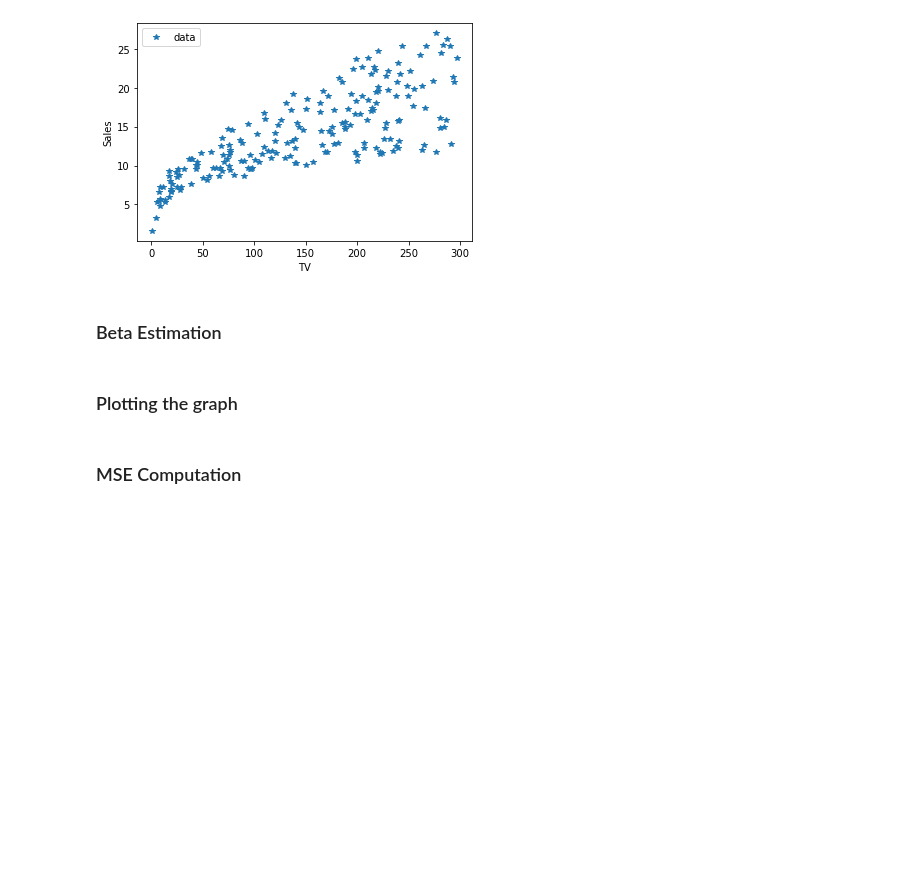
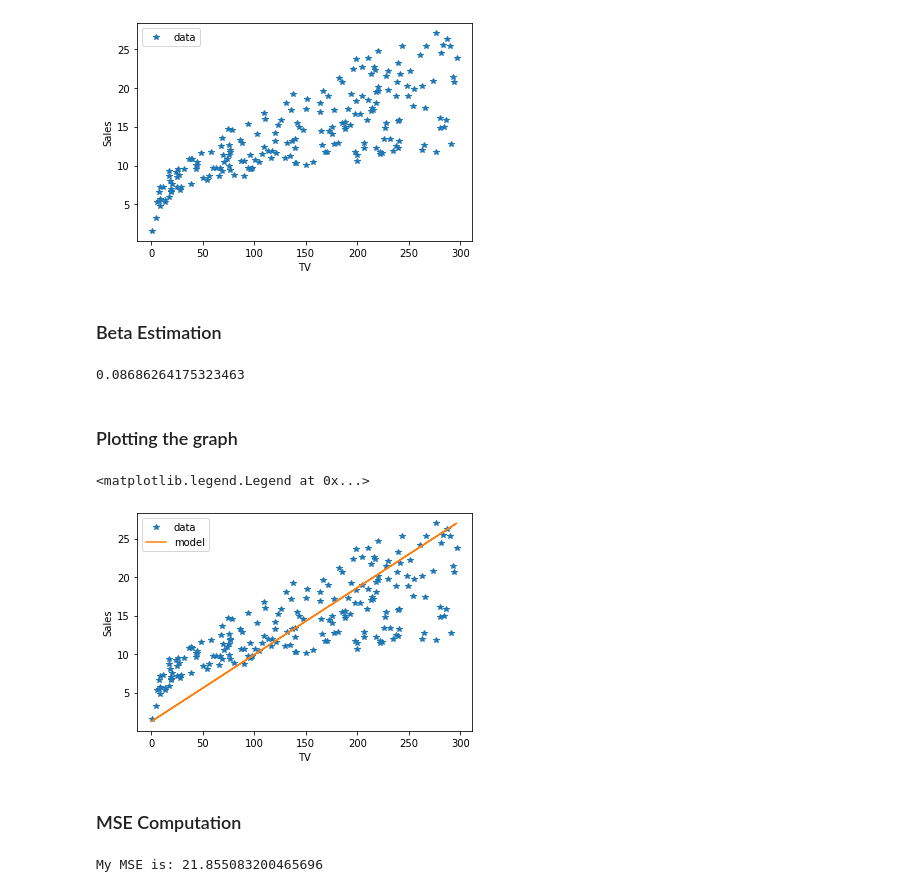
Before and after one commit to Harvard-IACS/2020-CS109A, a Jupyter notebook: content/lectures/lecture06/notebook/s1-exc1-challenge.ipynb, the cells around one changed output. Saved outputs shown, nothing was run; the diff lists cells and outputs as text; code cells hidden in the pictures; blank space fills up the shorter version.

```diff
--- a/content/lectures/lecture06/notebook/s1-exc1-challenge.ipynb
+++ b/content/lectures/lecture06/notebook/s1-exc1-challenge.ipynb
@@ -52,7 +52,7 @@ data_filename = 'Advertising.csv'
 df = pd.read_csv(data_filename)
 # %%
 # Create a new dataframe called `df_new` witch the columns 'TV' and 'sales'
-df_new = df[['TV', 'sales']]
+df_new = df[['TV', 'Sales']]
 # %%
 # Plot the data
 
@@ -68,28 +68,37 @@ plt.legend()
 # %%
 ### edTest(test_betas) ###
 # Estimate beta0 by observing the value of y when x = 0
-beta0 = ___
+beta0 = 1.25
 
 # Estimate beta1 - Check the slope for guidance
-beta1 = ___
+beta1 = (np.mean(df_new['Sales']) - beta0) / np.mean(df_new['TV'])
+# %%
+beta1
+# %% [output]
+0.08686264175323463
 # %%
 # Calculate prediction of x using beta0 and beta1
-y_predict = ___
+y_predict = beta0 + df_new['TV']*beta1
 # %% [markdown]
 ### Plotting the graph
 # %%
 # Plot the predicted values as well as the data
-plt.plot(df_new.TV, df_new.sales, '*', label='data')
+plt.plot(df_new.TV, df_new.Sales, '*', label='data')
 plt.plot(df_new.TV, y_predict, label='model')
 plt.xlabel('TV')
 plt.ylabel('Sales')
 plt.legend()
+# %% [output]
+<matplotlib.legend.Legend at 0x...>
+[figure, added]
 # %% [markdown]
 ### MSE Computation
 # %%
 ### edTest(test_mse) ###
 # Calculate the MSE
-MSE = ___
+MSE = np.mean((y_predict - df_new['Sales']) ** 2)
 
 # Print the results
 print("My MSE is: {0}".format(MSE))
+# %% [output]
+My MSE is: 21.855083200465696
```
Also changed, not shown: parts of 1 cell of this notebook, 1 other file.
